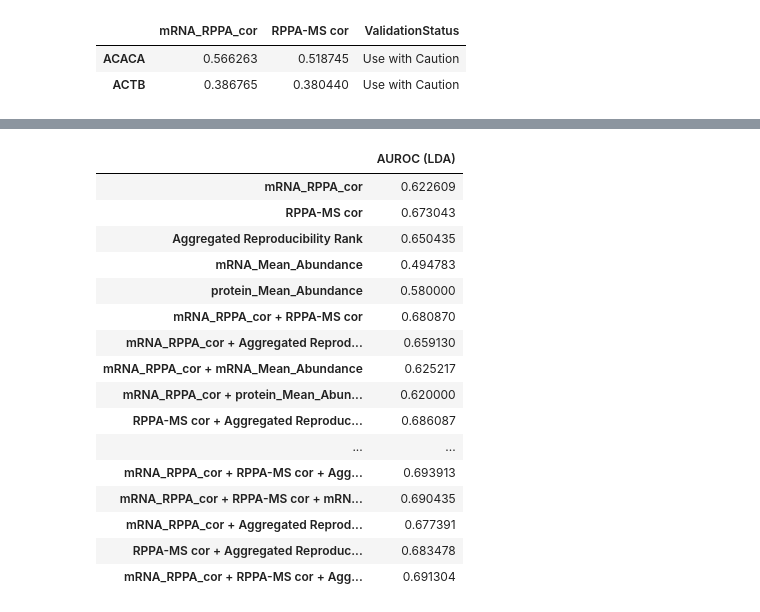
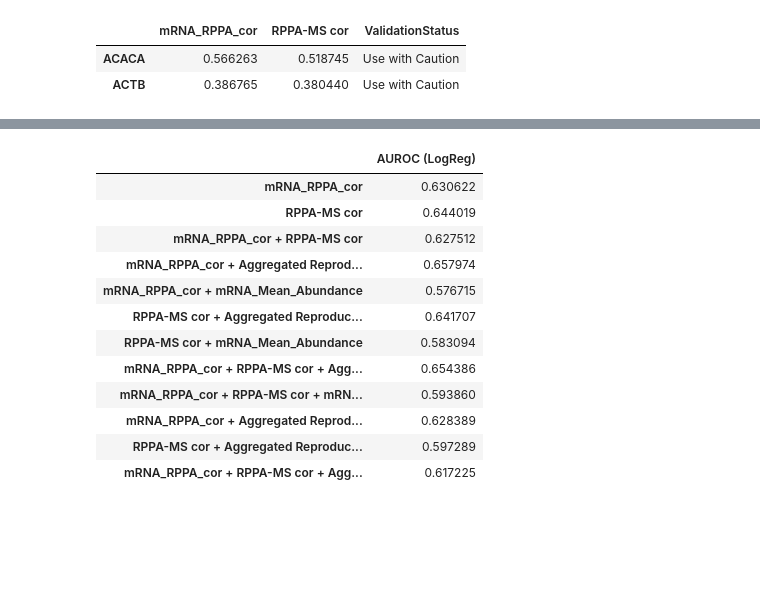
Before and after one commit to SwathiRUpadhya/antibody_quality_limitations, a Jupyter notebook: data_processing_and_analysis/06_predict_ab_validation_status.ipynb, the cells around one changed output, grey strips where cells are left out. Drawn from its saved outputs; the diff is of its cells as text; code cells hidden in the pictures; blank space fills up the shorter version.

```diff
--- a/data_processing_and_analysis/06_predict_ab_validation_status.ipynb
+++ b/data_processing_and_analysis/06_predict_ab_validation_status.ipynb
@@ -60,9 +62,8 @@ properties[:2]
 | ACTB | 0.629004 | 3.519282 | NaN | Use with Caution |
 # %%
 classification_data = pd.concat([ccle_classification_data, properties[['Aggregated Reproducibility Rank',
-                                                                      'mRNA_Mean_Abundance',
-                                                                      'protein_Mean_Abundance']]], axis=1, join='inner')
+                                                                      'mRNA_Mean_Abundance']]], axis=1, join='inner')
 classification_data.reindex(['mRNA_RPPA_cor', 'RPPA-MS cor', 'Aggregated Reproducibility Rank',
-                             'mRNA_Mean_Abundance', 'protein_Mean_Abundance', 'ValidationStatus'], axis=1)
+                             'mRNA_Mean_Abundance', 'ValidationStatus'], axis=1)
 classification_data[:2]
 # %% [output]
@@ -123,0 +140,16 @@ all_features = single_feature_combo + two_features_combo + three_features_combo
+# %%
+def get_feature_combinations(feature_names, n):
+    pairs = [pair for pair in itertools.combinations(feature_names, r=n)]
+    return ([pair for pair in pairs if(('mRNA_RPPA_cor' in pair) | ('RPPA-MS cor' in pair))])
+# %%
+feature_names = ['mRNA_RPPA_cor', 'RPPA-MS cor', 'Aggregated Reproducibility Rank', 'mRNA_Mean_Abundance']
+feature_colors = [gu.get_color(name) for name in ['orange', 'green', 'blue', 'yellow', 'light-blue-ot']]
+
+# # All pairwise screens combos
+single_feature_combo = get_feature_combinations(feature_names, 1)
+two_features_combo = get_feature_combinations(feature_names, 2)
+three_features_combo = get_feature_combinations(feature_names, 3)
+four_features_combo = get_feature_combinations(feature_names, 4)
+
+all_features = single_feature_combo + two_features_combo + three_features_combo + four_features_combo
+all_features
@@ -124,28 +172,23 @@ all_features = single_feature_combo + two_features_combo + three_features_combo
 # %%
-auroc = pd.concat([get_auroc_score(ccle_no_missing_features, c) for c in all_features]).rename(columns={0: 'AUROC (LDA)'})
-auroc = auroc.replace('protein_Mean_Abundance',
-                      'Protein mean abundance', regex=True).replace('mRNA_Mean_Abundance',
-                                                                    'mRNA mean abundance',
-                                                                    regex=True).replace('mRNA_RPPA_cor',
-                                                                                        'CCLE mRNA-protein rho',
-                                                                                        regex=True).replace('RPPA-MS cor',
-                                                                                                            'CCLE RPPA-MS rho')
+auroc = pd.concat([get_auroc_score_cv(ccle_no_missing_features, c) for c in all_features]).rename(columns={0: 'AUROC (LogReg)'})
+auroc = auroc.replace('mRNA_Mean_Abundance',
+                      'mRNA mean abundance',
+                      regex=True).replace('mRNA_RPPA_cor', 'CCLE mRNA-protein rho',
+                                          regex=True).replace('RPPA-MS cor',
+                                                              'CCLE RPPA-MS rho', regex=True)
+auroc.to_csv(file_sourceData_Figure5)
 auroc
 # %% [output]
-|  | AUROC (LDA) |
-| mRNA_RPPA_cor | 0.622609 |
-| RPPA-MS cor | 0.673043 |
-| Aggregated Reproducibility Rank | 0.650435 |
-| mRNA_Mean_Abundance | 0.494783 |
-| protein_Mean_Abundance | 0.580000 |
-| mRNA_RPPA_cor + RPPA-MS cor | 0.680870 |
-| mRNA_RPPA_cor + Aggregated Reprod... | 0.659130 |
-| mRNA_RPPA_cor + mRNA_Mean_Abundance | 0.625217 |
-| mRNA_RPPA_cor + protein_Mean_Abun... | 0.620000 |
-| RPPA-MS cor + Aggregated Reproduc... | 0.686087 |
-| ... | ... |
-| mRNA_RPPA_cor + RPPA-MS cor + Agg... | 0.693913 |
-| mRNA_RPPA_cor + RPPA-MS cor + mRN... | 0.690435 |
-| mRNA_RPPA_cor + Aggregated Reprod... | 0.677391 |
-| RPPA-MS cor + Aggregated Reproduc... | 0.683478 |
-| mRNA_RPPA_cor + RPPA-MS cor + Agg... | 0.691304 |
+|  | AUROC (LogReg) |
+| mRNA_RPPA_cor | 0.630622 |
+| RPPA-MS cor | 0.644019 |
+| mRNA_RPPA_cor + RPPA-MS cor | 0.627512 |
+| mRNA_RPPA_cor + Aggregated Reprod... | 0.657974 |
+| mRNA_RPPA_cor + mRNA_Mean_Abundance | 0.576715 |
+| RPPA-MS cor + Aggregated Reproduc... | 0.641707 |
+| RPPA-MS cor + mRNA_Mean_Abundance | 0.583094 |
+| mRNA_RPPA_cor + RPPA-MS cor + Agg... | 0.654386 |
+| mRNA_RPPA_cor + RPPA-MS cor + mRN... | 0.593860 |
+| mRNA_RPPA_cor + Aggregated Reprod... | 0.628389 |
+| RPPA-MS cor + Aggregated Reproduc... | 0.597289 |
+| mRNA_RPPA_cor + RPPA-MS cor + Agg... | 0.617225 |
```
Also changed, not shown: parts of 21 cells of this notebook, 1 other file.
